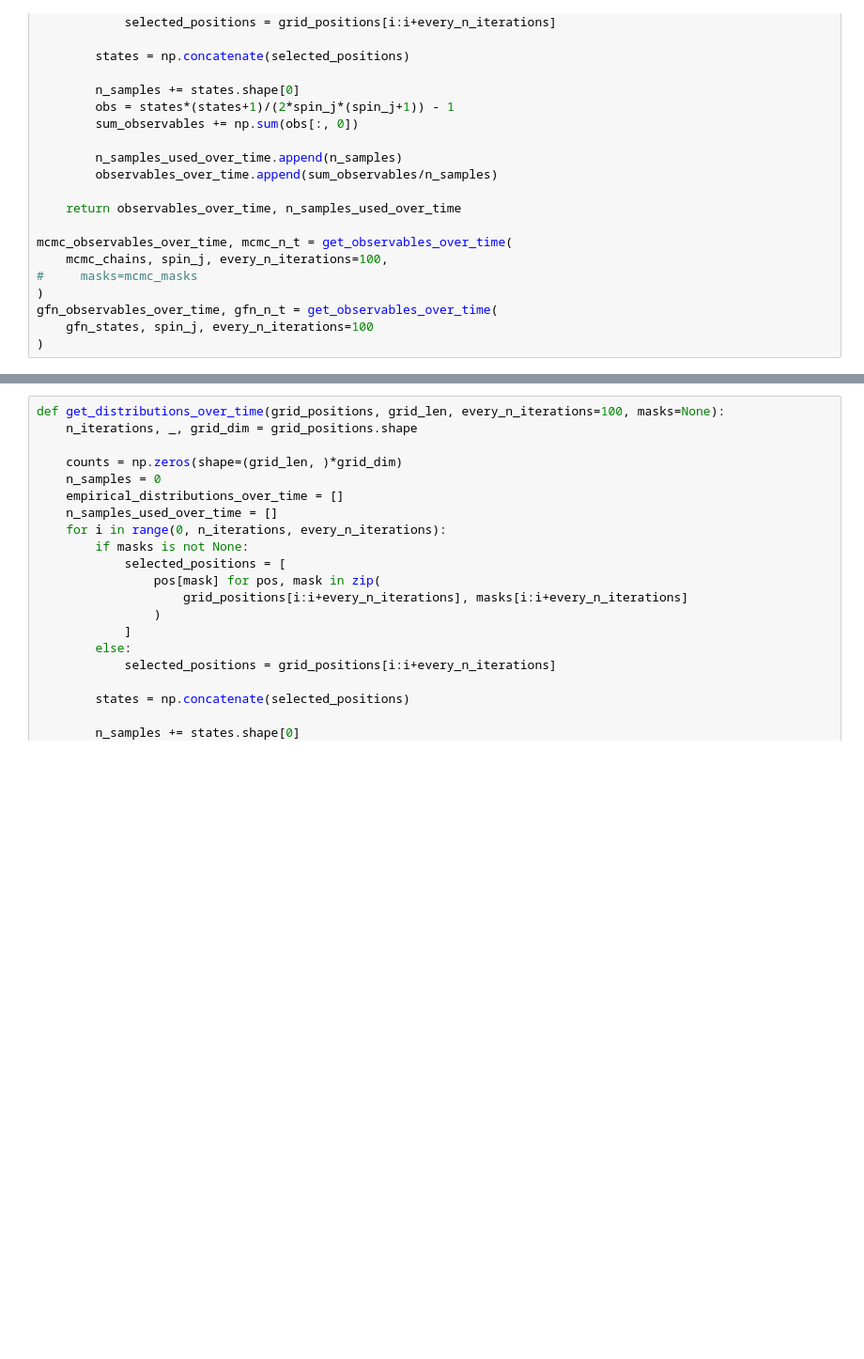
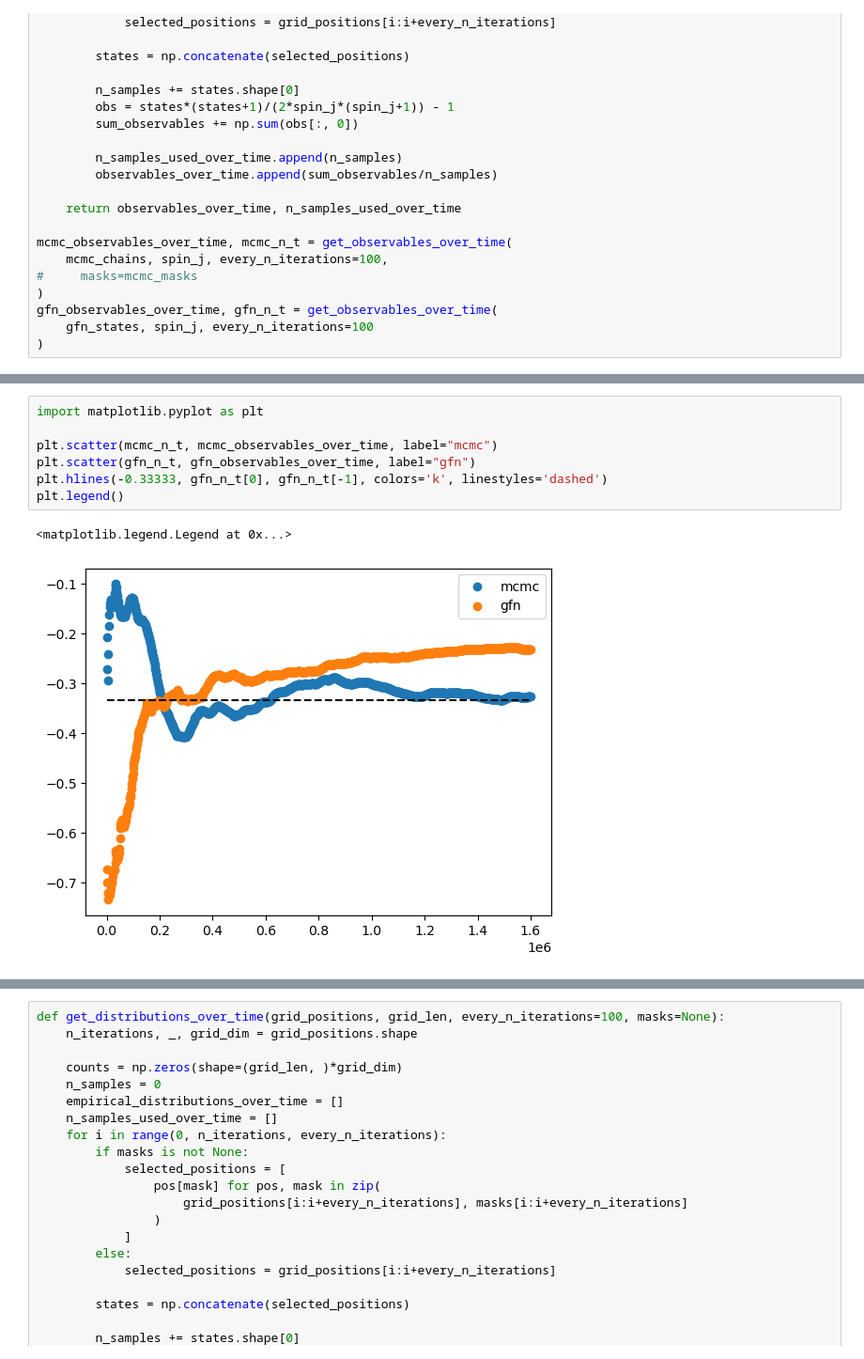
Before and after one commit to JosephRRB/torchgfn_spinfoams, a Jupyter notebook: notebooks/[New] Analyze MCMC and GFN data.ipynb, the cells around one changed output, grey strips where cells are left out. Shown: that part at 94% size. Saved outputs shown, nothing was run; the diff lists cells and outputs as text; blank space fills up the shorter version.

```diff
--- a/notebooks/[New] Analyze MCMC and GFN data.ipynb
+++ b/notebooks/[New] Analyze MCMC and GFN data.ipynb
@@ -61,0 +72,10 @@ plt.legend()
+# %%
+import matplotlib.pyplot as plt
+
+plt.scatter(mcmc_n_t, mcmc_observables_over_time, label="mcmc")
+plt.scatter(gfn_n_t, gfn_observables_over_time, label="gfn")
+plt.hlines(-0.33333, gfn_n_t[0], gfn_n_t[-1], colors='k', linestyles='dashed')
+plt.legend()
+# %% [output]
+<matplotlib.legend.Legend at 0x...>
+[figure, added]
```
Also changed, not shown: parts of 9 cells of this notebook, 1 other file.
